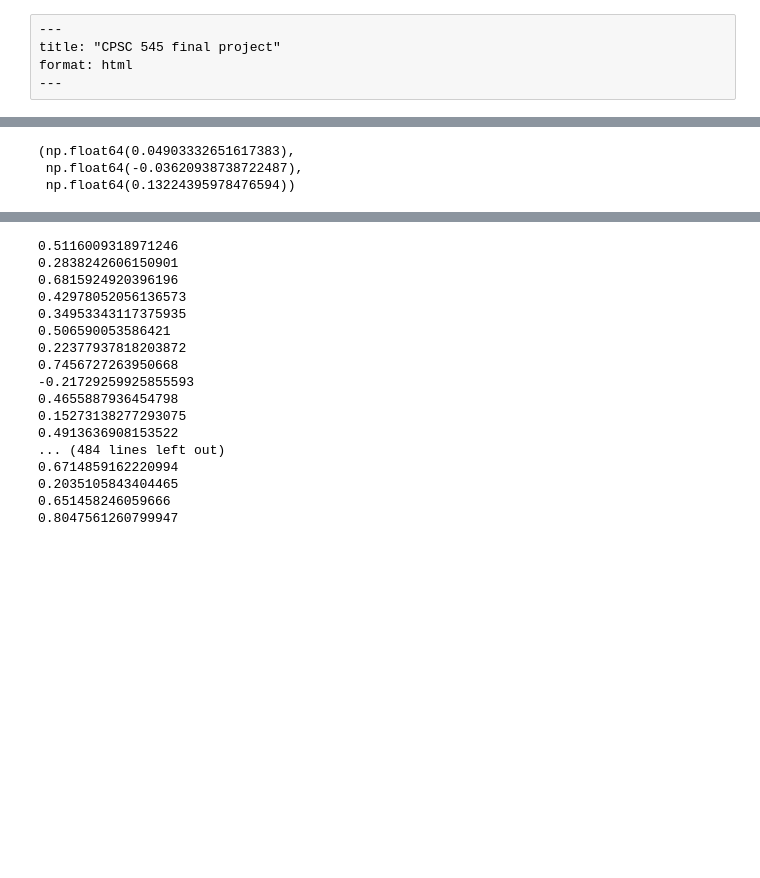
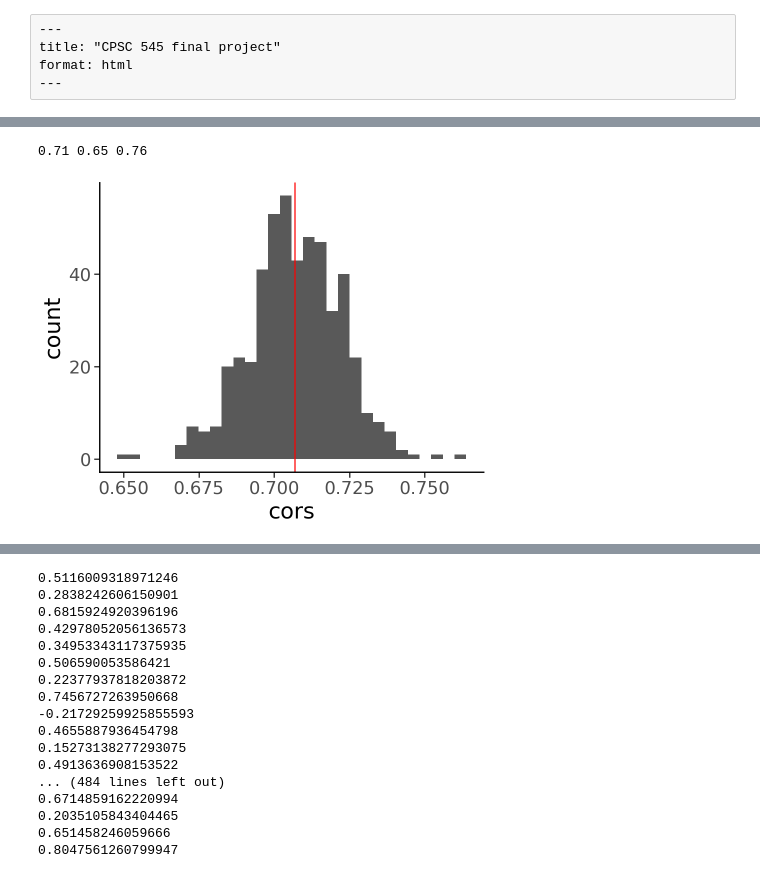
Before and after one commit to giulianonetto/cpsc545-project, a Jupyter notebook: scratch/scratch.ipynb, the cells around one changed output, grey strips where cells are left out. Saved outputs shown, nothing was run; the diff lists cells and outputs as text; code cells hidden in the pictures; blank space fills up the shorter version.

```diff
--- a/scratch/scratch.ipynb
+++ b/scratch/scratch.ipynb
@@ -107,11 +135,15 @@ i=0
 # %%
 cors = []
 for i in range(X_full.shape[1]):
   cors.append(np.corrcoef(X_full[:, i], preds_full[:, i])[0, 1])
 
 cors = np.array(cors)
-cors.mean(), cors.min(), cors.max()
+print(cors.mean().round(2), cors.min().round(2), cors.max().round(2))
+ggplot(pd.DataFrame({"cors": cors}), aes(x="cors")) + \
+  geom_histogram(bins=30) + \
+  geom_vline(xintercept=cors.mean(), color="red") + \
+  theme_classic(base_size=16) + \
+  theme(plot_background=element_rect(fill='white'), figure_size=(4.5,3.5))
 # %% [output]
-(np.float64(0.04903332651617383),
- np.float64(-0.03620938738722487),
- np.float64(0.13224395978476594))
+0.71 0.65 0.76
+[figure, added]
```
Also changed, not shown: parts of 13 cells of this notebook, 5 other files.
